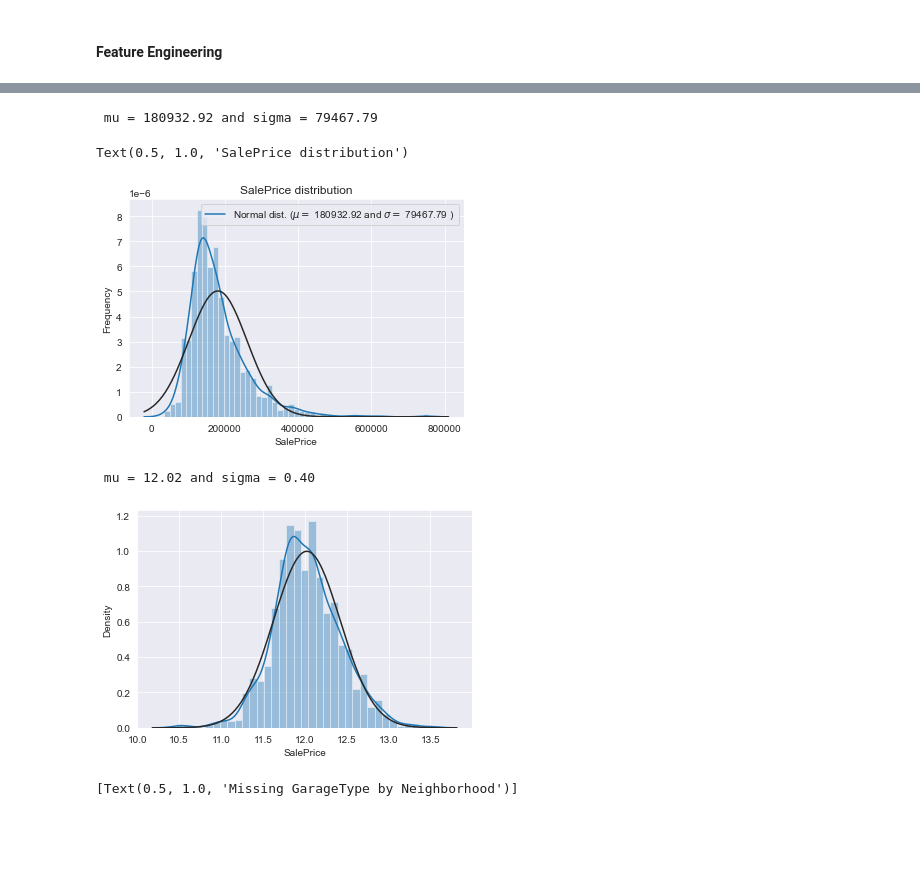
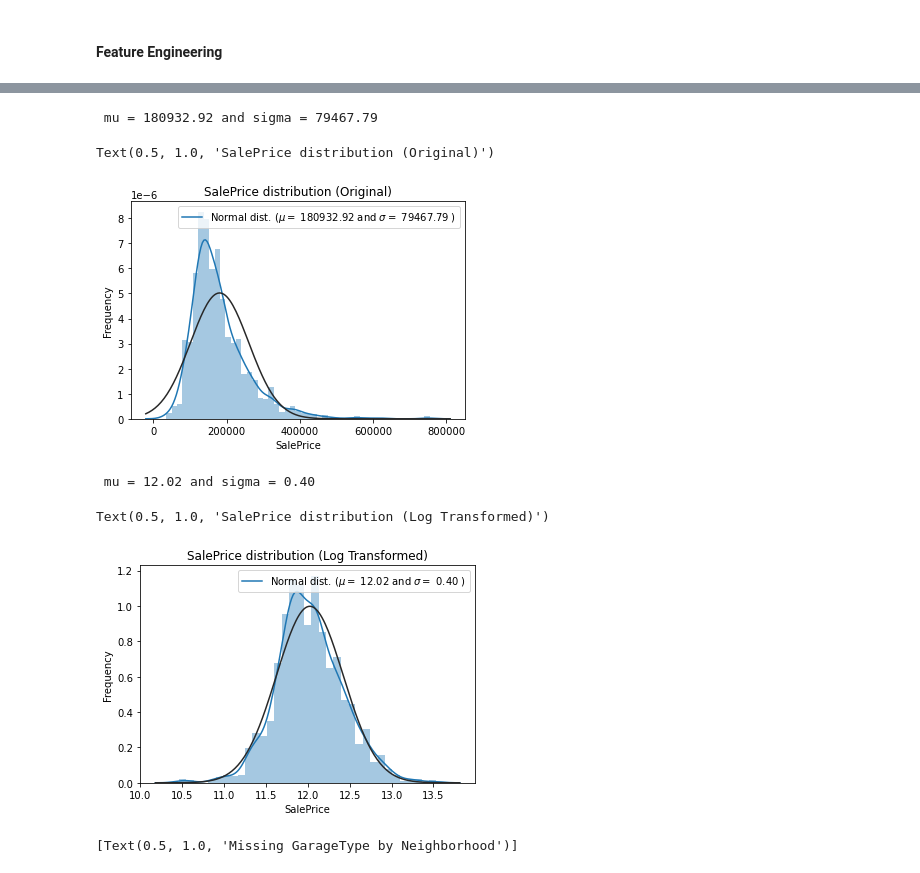
Before and after one commit to QingchuanLyu/Predicting-House-Prices, a Jupyter notebook: Predicting Iowa House Prices (Tree Algorithms).ipynb, the cells around one changed output, grey strips where cells are left out. Cells and saved outputs as stored; diff of their text form; code cells hidden in the pictures; blank space fills up the shorter version.

```diff
--- a/Predicting Iowa House Prices (Tree Algorithms).ipynb
+++ b/Predicting Iowa House Prices (Tree Algorithms).ipynb
@@ -17,5 +17,4 @@ I engineered features for tree models, and trained random forest and decision tr
 # %%
-#import libraries
 import pandas as pd
 import matplotlib.pyplot as plt
 import seaborn as sns
@@ -23,31 +22,24 @@ import numpy as np
 from scipy.stats import norm, skew
 from scipy import stats
 
-#import libraries--feature engineering
+# Feature engineering
 from sklearn.preprocessing import LabelEncoder
 from scipy.special import boxcox1p
 from sklearn.preprocessing import StandardScaler
 from sklearn.decomposition import PCA
+%matplotlib inline
 
-#import libraries--modeling
+# Modeling
 from sklearn.linear_model import LinearRegression, ElasticNet, Lasso, Ridge
 from sklearn.kernel_ridge import KernelRidge
-from sklearn.ensemble import RandomForestRegressor
-from sklearn.tree import DecisionTreeRegressor
 from sklearn.pipeline import make_pipeline
 from sklearn.preprocessing import RobustScaler
 from sklearn.model_selection import KFold, cross_val_score, train_test_split, GridSearchCV
 from sklearn.metrics import mean_squared_error
-from sklearn.neighbors import KNeighborsClassifier
+
 import os
 import warnings
 warnings.filterwarnings('ignore')
 def ignore_warn(*args, **kwargs):
     pass
 warnings.warn = ignore_warn #ignore warnings from sklearn and seaborn
-
-#setup graphs
-color = sns.color_palette()
-sns.set_style('darkgrid')
-%matplotlib inline
-pd.set_option('display.float_format', lambda x: '{:.3f}'.format(x)) #Limiting floats output to 3 decimal points
@@ -99,32 +85,30 @@ plt.show()
 # %%
-#Target variable
-#Check the distribution of target variable: saleprice
+# Sale prices are not normally distributed.
 sns.distplot(train['SalePrice'] , fit=norm);
-
-#Get the fitted parameters used by the function
 (mu, sigma) = norm.fit(train['SalePrice'])
 print( '\n mu = {:.2f} and sigma = {:.2f}\n'.format(mu, sigma))
-
-#Plot the distribution of salesprice
 plt.legend(['Normal dist. ($\mu=$ {:.2f} and $\sigma=$ {:.2f} )'.format(mu, sigma)],
-            loc='best')
+            loc = 'best')
 plt.ylabel('Frequency')
-plt.title('SalePrice distribution')
+plt.title('SalePrice distribution (Original)')
 # %% [output]
  mu = 180932.92 and sigma = 79467.79
-Text(0.5, 1.0, 'SalePrice distribution')
+Text(0.5, 1.0, 'SalePrice distribution (Original)')
-[figure, old version]
+[figure, new version]
 # %%
-# Label is a little right-skewed. Use log transformation to make it more normally distributed.
-#use the numpy fuction log1p to apply log(1+x): plus 1 to avoid -inf
+# Use log transformation to make right-skewed targets more normally distributed.
+# Log1p(x) = log(1+x): plus 1 to avoid -inf
 train["SalePrice"] = np.log1p(train["SalePrice"])
 
-#Check the new distribution
+# The new distribution looks much more normally ditributed.
 sns.distplot(train['SalePrice'] , fit=norm);
-
-# Get the fitted parameters used by the function
 (mu, sigma) = norm.fit(train['SalePrice'])
 print( '\n mu = {:.2f} and sigma = {:.2f}\n'.format(mu, sigma))
+plt.legend(['Normal dist. ($\mu=$ {:.2f} and $\sigma=$ {:.2f} )'.format(mu, sigma)],
+            loc='best')
+plt.ylabel('Frequency')
+plt.title('SalePrice distribution (Log Transformed)')
 # %% [output]
  mu = 12.02 and sigma = 0.40
+Text(0.5, 1.0, 'SalePrice distribution (Log Transformed)')
-[figure, old version]
+[figure, new version]
```
Also changed, not shown: parts of 28 cells of this notebook, 1 other file.
